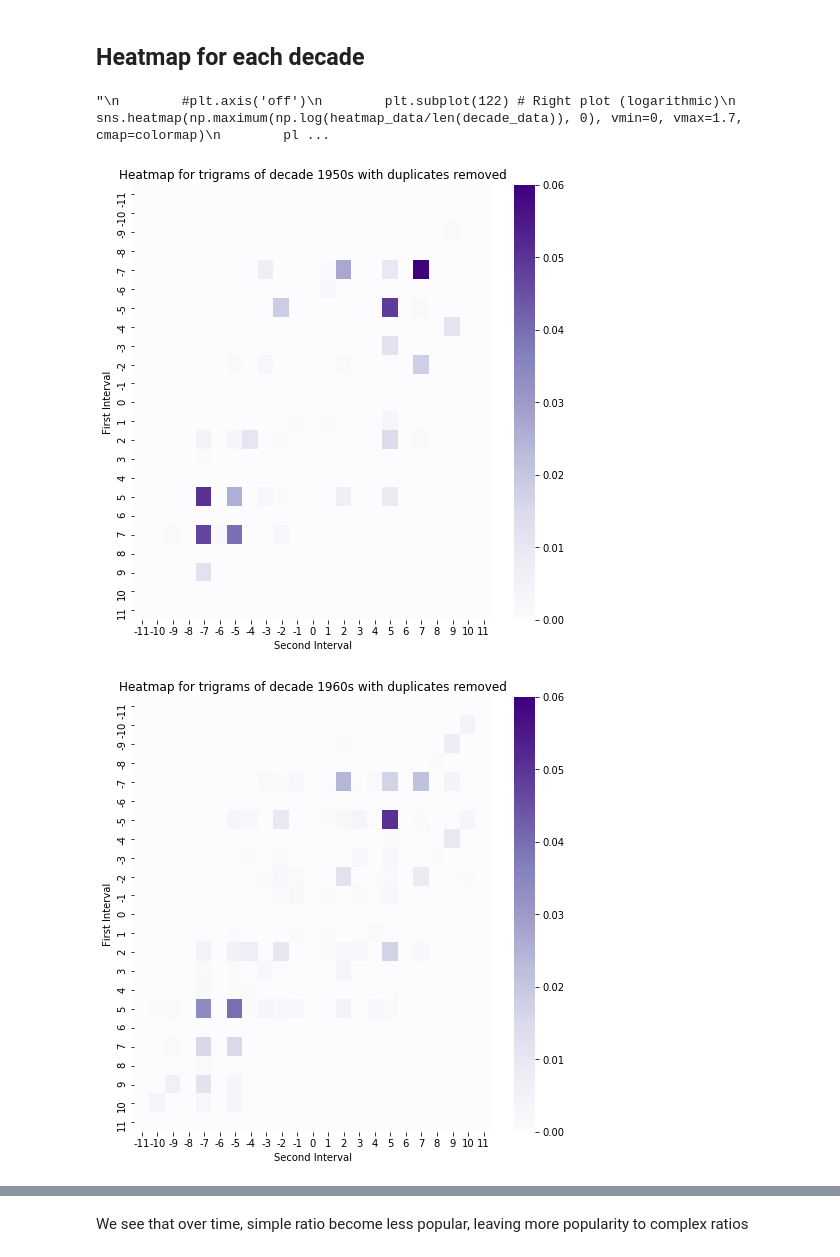
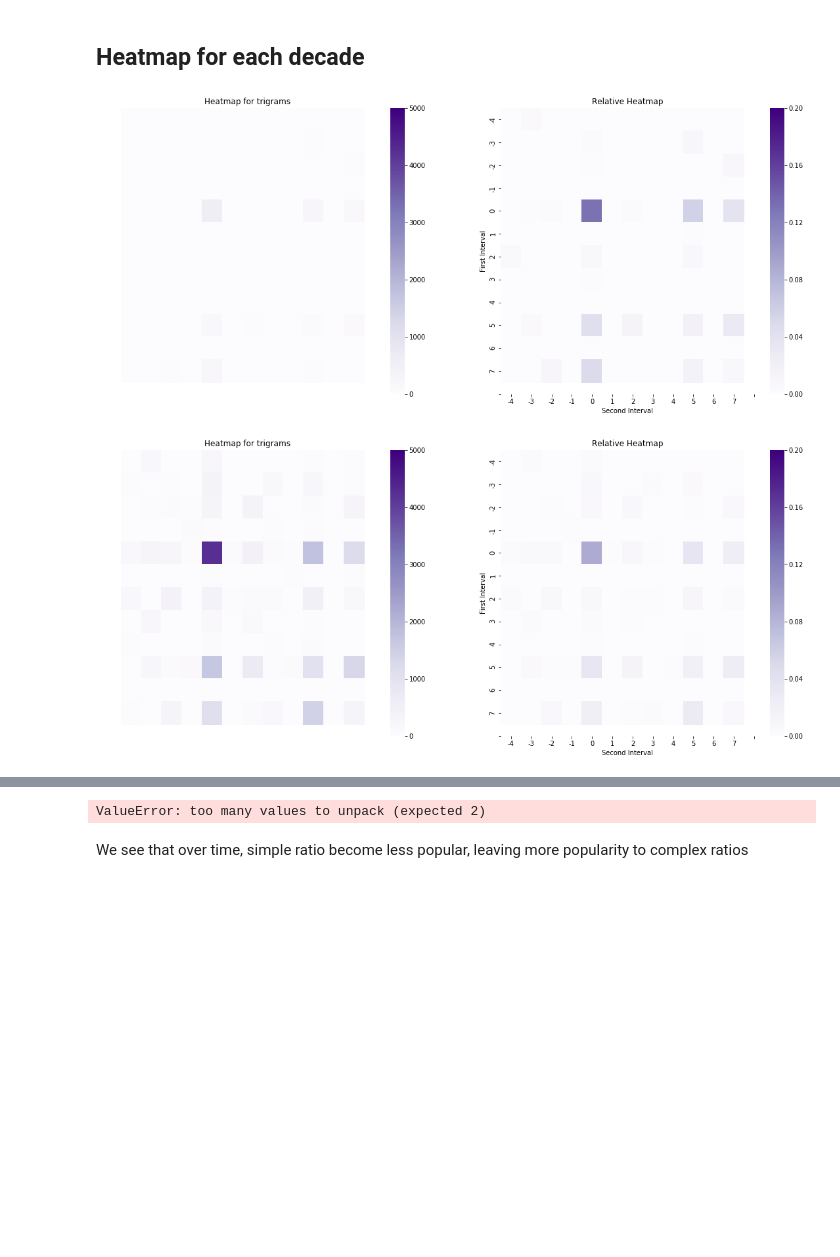
Before and after one commit to lucieperrotta/Digital-Musicology, a Jupyter notebook: processing/processing.ipynb, the cells around one changed output, grey strips where cells are left out. Drawn from its saved outputs; the diff is of its cells as text; code cells hidden in the pictures; blank space fills up the shorter version.

Commit message:
absolute vs relative heatmaps

```diff
--- a/processing/processing.ipynb
+++ b/processing/processing.ipynb
@@ -381,7 +381,7 @@ Here we removed the duplicates, resulting in a heatmap with 0 on the row 0 and c
 # General function for computing and plotting n-differences in heatmap hashion
 import re
 
-def plot_heatmap_decade(clean_data):
+def plot_heatmap_decade(clean_data, cycles=True):
     """
     This function computes and plots the diff-grams of our clean data onto a heatmap.
     clean_data is our input data
@@ -393,10 +393,11 @@ def plot_heatmap_decade(clean_data):
     heatmaps = []
     heatmapsrel = []
     chordlens=[]
+
     for bobo in range(5,10):
 
         # This numpy array will store the data for the
-        heatmap_data = np.zeros((23, 23))
+        heatmap_data = np.zeros((12,12))
 
         # Look at one decade at the time only
         regex = re.compile(f'.*/19{bobo}.')
@@ -404,44 +405,57 @@ def plot_heatmap_decade(clean_data):
         chordpatslen=0
         for k in range(len(decade_data)):
             for m in range(decade_data[k][5].shape[0] - ng+1):
-                current_gram = tuple([int(decade_data[k][5][m+o+1][0]) - int(decade_data[k][5][m+o][0]) for o in range(ng-1)])
-                index_first = (current_gram[0] + 11)
-                index_second = (current_gram[1] + 11 )
+                current_gram=[]
+                for o in range(ng-1):
+                    diff=int(decade_data[k][5][m+o+1][0]) - int(decade_data[k][5][m+o][0]) +4 #+4 so that 0,0 index is at 4,4
+                    if  diff > 7:
+                        current_gram.append(diff - 12)
+                    else:
+                        if diff <= -5:
+                            current_gram.append(diff + 12)
+                        else:
+                            current_gram.append(diff)
+                index_first = current_gram[0]
+                index_second = current_gram[1]
 
                 heatmap_data[index_second, index_first] += 1
                 chordpatslen=chordpatslen+ng-1
 
-        plt.figure(1, figsize=(8, 8))
+        plt.figure(1, figsize=(19, 8))
 
-        #plt.subplot(121) # Left plot
-        sns.heatmap((heatmap_data/chordpatslen), vmin=0, vmax=.06, cmap=colormap)
-        plt.xticks(np.arange(0.5, 23.5, 1), np.arange(-11, 12))
-        plt.yticks(np.arange(0.5, 23.5, 1), np.arange(-11, 12))
+        plt.subplot(121) # Left plot
+        sns.heatmap(heatmap_data,vmin=0,vmax=5000 ,cmap=colormap)
+        plt.xticks(np.arange(0.5, 13.5, 1), np.arange(-4, 8))
+        plt.yticks(np.arange(0.5, 13.5, 1), np.arange(-4, 8))
         plt.xlabel('Second Interval')
         plt.ylabel('First Interval')
-        plt.title(f'Heatmap for trigrams of decade 19{bobo}0s with duplicates removed')
-        plt.show()
+        if(cycles==True):
+            plt.title('Heatmap for trigrams')
+        else:
+            plt.title('Heatmap for trigrams with cycles removed')
+
+
         heatmapsrel.append(heatmap_data/chordpatslen)#we store all heatmaps together
         chordlens.append(chordpatslen)
         heatmaps.append(heatmap_data)
-    return heatmaps, heatmapsrel, chordlens
-"""
-        #plt.axis('off')
-        plt.subplot(122) # Right plot (logarithmic)
-        sns.heatmap(np.maximum(np.log(heatmap_data/len(decade_data)), 0), vmin=0, vmax=1.7, cmap=colormap)
-        plt.xticks(np.arange(0.5, 23.5, 1), np.arange(-11, 12))
-        plt.yticks(np.arange(0.5, 23.5, 1), np.arange(-11, 12))
+
+
+        plt.axis('off')
+        plt.subplot(122) # Right plot HEATMAP RELATIVE
+        sns.heatmap(heatmap_data/chordpatslen, vmin=0,vmax=0.2, cmap=colormap)
+        plt.xticks(np.arange(0.5, 13.5, 1), np.arange(-4, 8))
+        plt.yticks(np.arange(0.5, 13.5, 1), np.arange(-4, 8))
         plt.xlabel('Second Interval')
         plt.ylabel('First Interval')
         #plt.axis('off')
-        plt.title(f'Heatmap for trigrams of decade 19{bobo}0s with duplicates removed')
+        plt.title(f'Relative Heatmap')
+        plt.show()
 
-        plt.show()
-"""
+    plt.show()
+
+    return heatmaps, heatmapsrel, chordlens
-# %% [output]
-"\n        #plt.axis('off')\n        plt.subplot(122) # Right plot (logarithmic)\n        sns.heatmap(np.maximum(np.log(heatmap_data/len(decade_data)), 0), vmin=0, vmax=1.7, cmap=colormap)\n        pl ...
 # %%
-heatmaps,heatmapsrel = plot_heatmap_decade(removed_duplicates)
+heatmaps,heatmapsrel = plot_heatmap_decade(clean_data)
 # %% [output]
-[figure, old version]
+[figure, new version]
-[figure, old version]
+[figure, new version]
@@ -451,3 +465,4 @@ heatmaps,heatmapsrel = plot_heatmap_decade(removed_duplicates)
+ValueError: too many values to unpack (expected 2)
 # %% [markdown]
 We see that over time, simple ratio become less popular, leaving more popularity to complex ratios
 # %%
```
Also changed, not shown: parts of 4 cells of this notebook.
